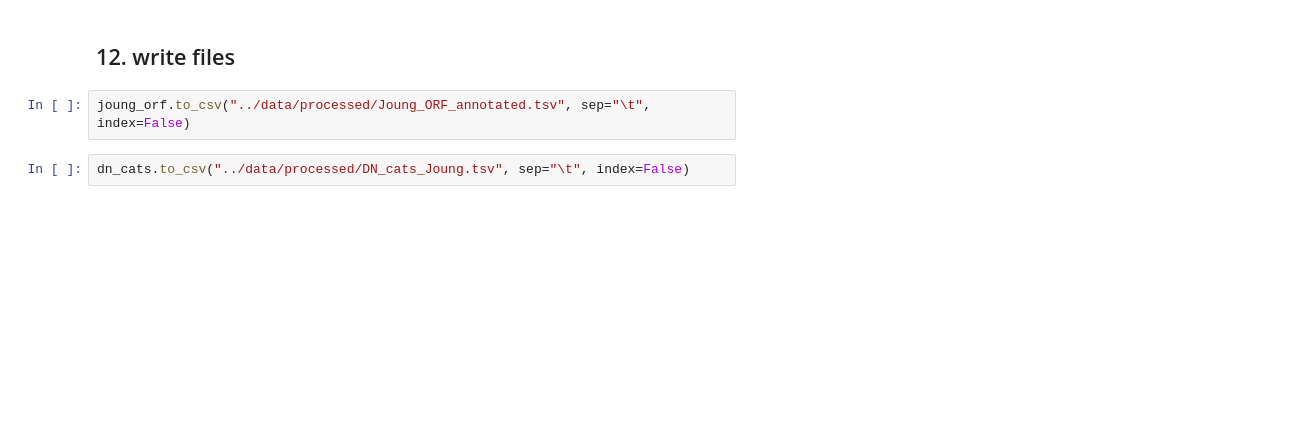
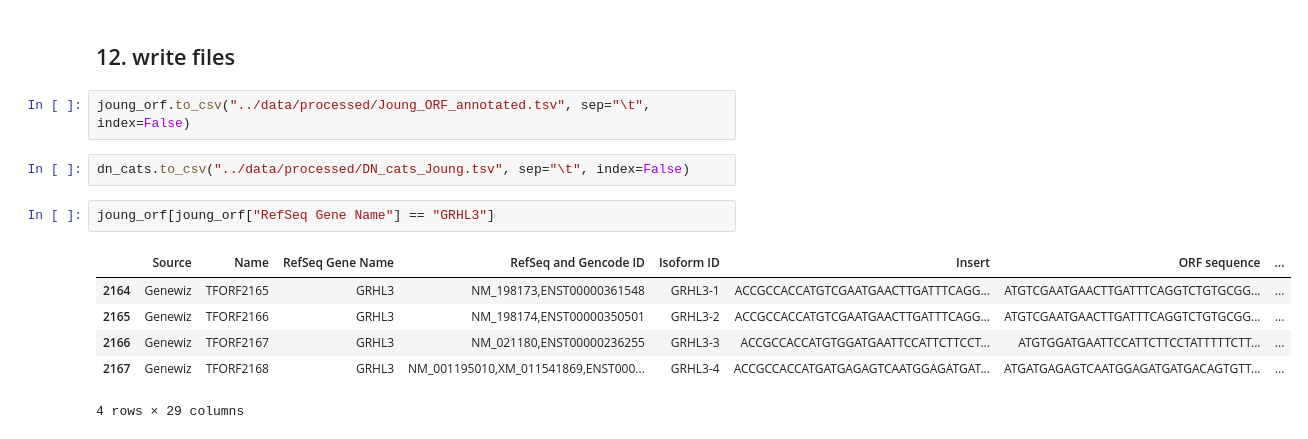
Before and after one commit to CCSB-DFCI/TF_isoforms_paper, a Jupyter notebook: src/dn_joung.ipynb, the cells around one changed output. Saved outputs shown, nothing was run; the diff lists cells and outputs as text; blank space fills up the shorter version.

```diff
--- a/src/dn_joung.ipynb
+++ b/src/dn_joung.ipynb
@@ -1036,3 +1031,12 @@ g.savefig("../figures/Joung_GRHL3_hm.pdf", bbox_inches="tight", dpi="figure")
 joung_orf.to_csv("../data/processed/Joung_ORF_annotated.tsv", sep="\t", index=False)
 # %%
 dn_cats.to_csv("../data/processed/DN_cats_Joung.tsv", sep="\t", index=False)
+# %%
+joung_orf[joung_orf["RefSeq Gene Name"] == "GRHL3"]
+# %% [output]
+|  | Source | Name | RefSeq Gene Name | RefSeq and Gencode ID | Isoform ID | Insert | ORF sequence | ... |
+| 2164 | Genewiz | TFORF2165 | GRHL3 | NM_198173,ENST00000361548 | GRHL3-1 | ACCGCCACCATGTCGAATGAACTTGATTTCAGG... | ATGTCGAATGAACTTGATTTCAGGTCTGTGCGG... | ... |
+| 2165 | Genewiz | TFORF2166 | GRHL3 | NM_198174,ENST00000350501 | GRHL3-2 | ACCGCCACCATGTCGAATGAACTTGATTTCAGG... | ATGTCGAATGAACTTGATTTCAGGTCTGTGCGG... | ... |
+| 2166 | Genewiz | TFORF2167 | GRHL3 | NM_021180,ENST00000236255 | GRHL3-3 | ACCGCCACCATGTGGATGAATTCCATTCTTCCT... | ATGTGGATGAATTCCATTCTTCCTATTTTTCTT... | ... |
+| 2167 | Genewiz | TFORF2168 | GRHL3 | NM_001195010,XM_011541869,ENST000... | GRHL3-4 | ACCGCCACCATGATGAGAGTCAATGGAGATGAT... | ATGATGAGAGTCAATGGAGATGATGACAGTGTT... | ... |
+4 rows × 29 columns
```
Also changed, not shown: parts of 12 cells of this notebook, 22 other files.
